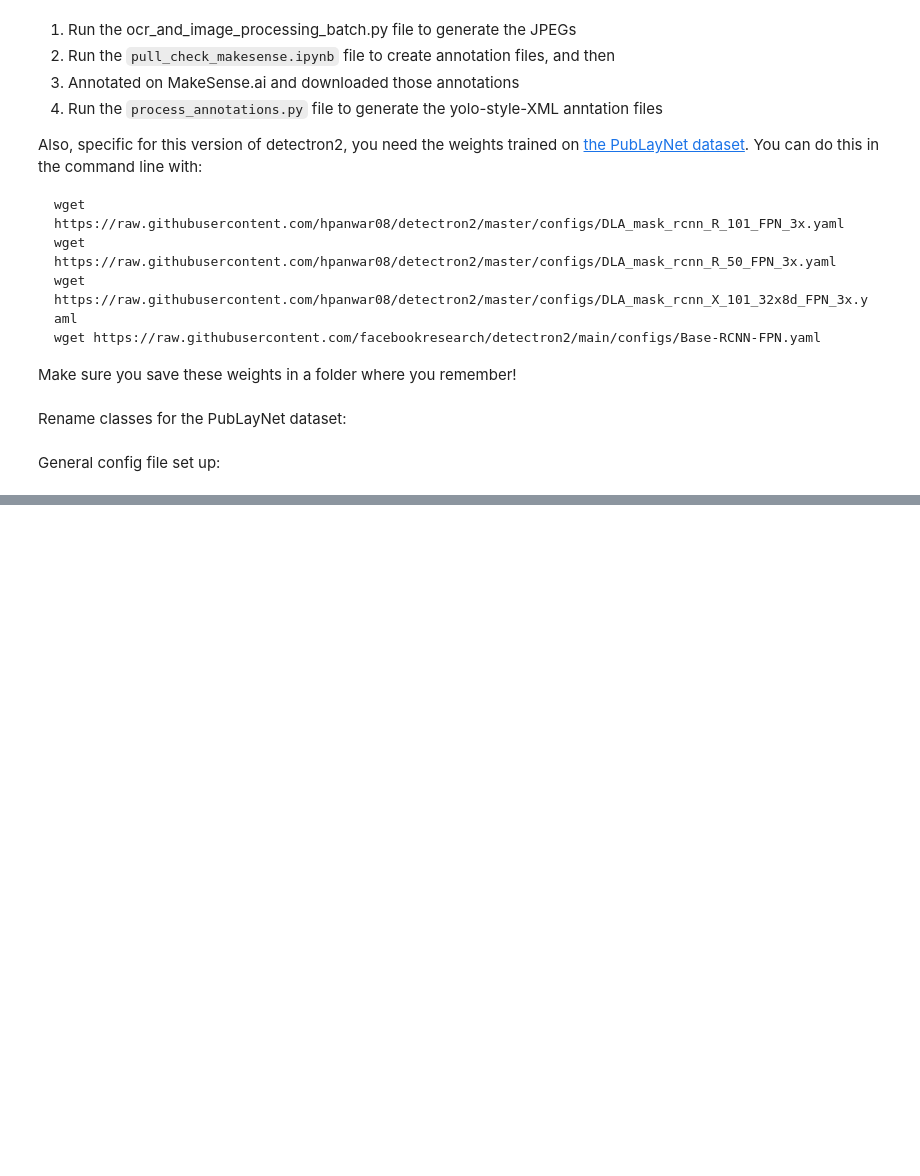
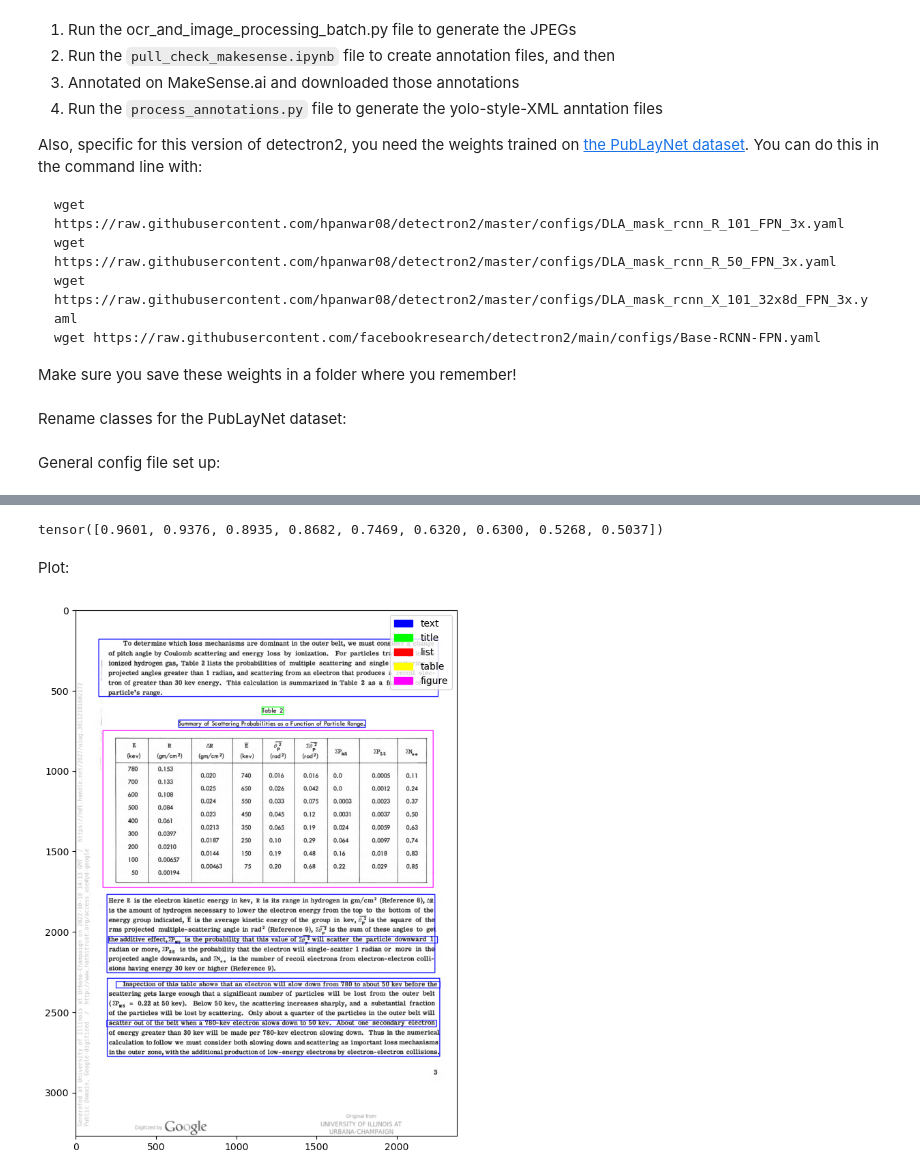
Before and after one commit to ReadingTimeMachine/htrc_short_conf, a Jupyter notebook: run_detectron2.ipynb, the cells around one changed output, grey strips where cells are left out. Drawn from its saved outputs; the diff is of its cells as text; code cells hidden in the pictures; blank space fills up the shorter version.

```diff
--- a/run_detectron2.ipynb
+++ b/run_detectron2.ipynb
@@ -66,0 +99,11 @@ def setup_cfg(configfile, weightsfile, processingType='cpu', confidence_threshol
+# %%
+pages = glob(pages_dir + '*')
+#pages
+# %%
+ipage = 5
+
+page = pages[ipage]
+# %%
+img = np.array(Image.open(page).convert('RGB'))
+# %%
+outputs = predictor(img)
@@ -66,0 +126,35 @@ def setup_cfg(configfile, weightsfile, processingType='cpu', confidence_threshol
+# %%
+outputs["instances"].scores
+# %% [output]
+tensor([0.9601, 0.9376, 0.8935, 0.8682, 0.7469, 0.6320, 0.6300, 0.5268, 0.5037])
+# %% [markdown]
+Plot:
+# %%
+instances = outputs["instances"].to("cpu")
+pred_boxes = instances.pred_boxes
+scores = instances.scores
+pred_classes = instances.pred_classes
+
+fig, ax = plt.subplots(figsize=(20,10))
+
+imgPlot = img.copy()
+
+for c,b,s in zip(pred_classes, pred_boxes, scores):
+    box = b.numpy()
+    #print(box)
+    xmin = int(round(box[0])); ymin = int(round(box[1]))
+    xmax = int(round(box[2])); ymax = int(round(box[3]))
+    cv.rectangle( imgPlot,  (xmin, ymin), (xmax, ymax), colors[c], 3 )
+    #plt.legend(["blue", "orange"], loc=0, frameon=legend_drawn_flag)
+
+
+patches = []
+for c,cl in zip(classes,colors):
+    patches.append(mpatches.Patch(color=(cl[0]/255.,cl[1]/255.,cl[2]/255.), label=c))
+
+plt.legend(handles=patches)
+ax.imshow(imgPlot)
+
+plt.show()
+# %% [output]
+[figure, added]
```
Also changed, not shown: parts of 9 cells of this notebook, 2 other files.
